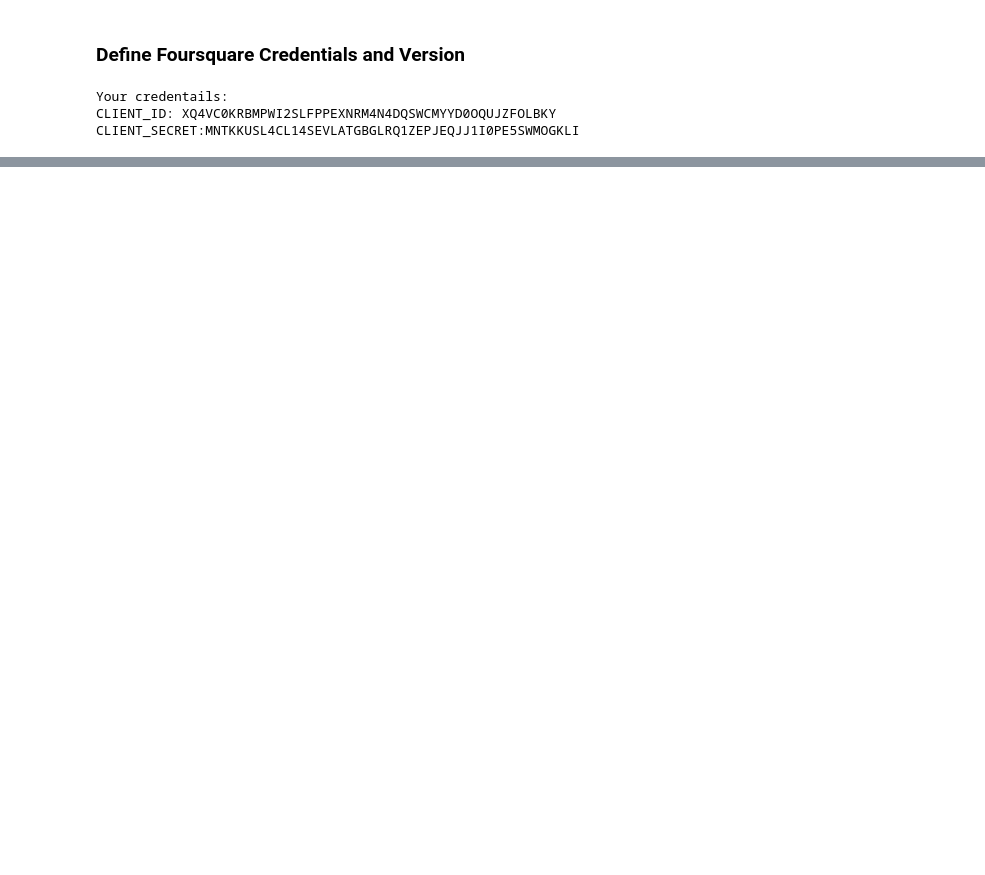
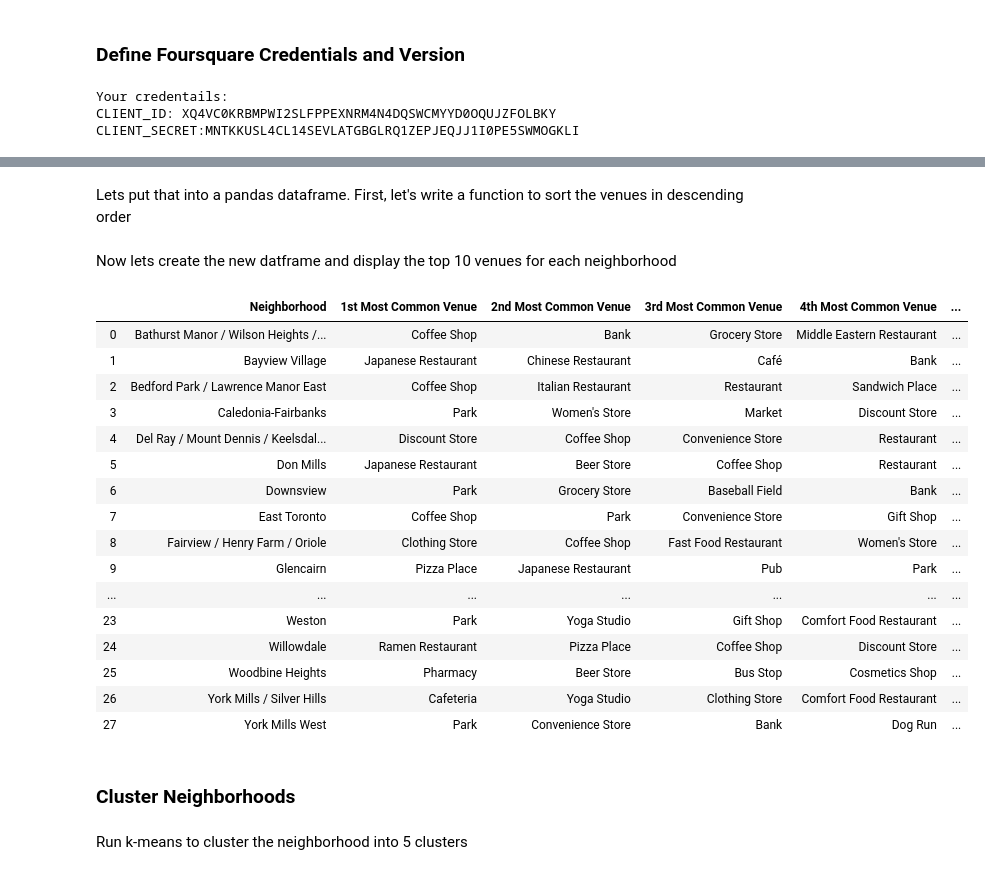
Before and after one commit to abrarahmadraza/Coursera_Capstone, a Jupyter notebook: Capstone_Notebook.ipynb, the cells around one changed output, grey strips where cells are left out. Drawn from its saved outputs; the diff is of its cells as text; code cells hidden in the pictures; blank space fills up the shorter version.

```diff
--- a/Capstone_Notebook.ipynb
+++ b/Capstone_Notebook.ipynb
@@ -300,0 +625,12 @@ CLIENT_SECRET:MNTKKUSL4CL14SEVLATGBGLRQ1ZEPJEQJJ1I0PE5SWMOGKLI
+# %%
+num_top_venues = 5
+
+for hood in york_grouped['Neighborhood']:
+    print("----"+hood+"-----")
+    temp = york_grouped[york_grouped['Neighborhood']== hood].T.reset_index()
+    temp.columns= ['venue', 'freq']
+    temp= temp.iloc[1:]
+    temp['freq']= temp['freq'].astype(float)
+    temp = temp.round({'freq':2})
+    print(temp.sort_values('freq', ascending =False).reset_index(drop=True).head(num_top_venues))
+    print('\n')
@@ -300,0 +655,2 @@ CLIENT_SECRET:MNTKKUSL4CL14SEVLATGBGLRQ1ZEPJEQJJ1I0PE5SWMOGKLI
+# %% [markdown]
+Lets put that into a pandas dataframe. First, let's write a function to sort the venues in descending order
@@ -300,0 +663,45 @@ CLIENT_SECRET:MNTKKUSL4CL14SEVLATGBGLRQ1ZEPJEQJJ1I0PE5SWMOGKLI
+# %% [markdown]
+Now lets create the new datframe and display the top 10 venues for each neighborhood
+# %%
+num_top_venues=10
+indicators =['st','nd', 'rd']
+
+# create columns according to number of top venues
+
+columns =['Neighborhood']
+for ind in np.arange(num_top_venues):
+    try:
+        columns.append("{}{} Most Common Venue".format(ind+1, indicators[ind]))
+    except:
+        columns.append("{}th  Most Common Venue".format(ind+1))
+
+# create a new data frame
+neighborhoods_venues_sorted = pd.DataFrame(columns = columns)
+neighborhoods_venues_sorted['Neighborhood'] = york_grouped['Neighborhood']
+
+for ind in np.arange(york_grouped.shape[0]):
+     neighborhoods_venues_sorted.iloc[ind, 1:] = return_most_common_venues(york_grouped.iloc[ind, :], num_top_venues)
+
+neighborhoods_venues_sorted
+# %% [output]
+|  | Neighborhood | 1st Most Common Venue | 2nd Most Common Venue | 3rd Most Common Venue | 4th Most Common Venue | ... |
+| 0 | Bathurst Manor / Wilson Heights /... | Coffee Shop | Bank | Grocery Store | Middle Eastern Restaurant | ... |
+| 1 | Bayview Village | Japanese Restaurant | Chinese Restaurant | Café | Bank | ... |
+| 2 | Bedford Park / Lawrence Manor East | Coffee Shop | Italian Restaurant | Restaurant | Sandwich Place | ... |
+| 3 | Caledonia-Fairbanks | Park | Women's Store | Market | Discount Store | ... |
+| 4 | Del Ray / Mount Dennis / Keelsdal... | Discount Store | Coffee Shop | Convenience Store | Restaurant | ... |
+| 5 | Don Mills | Japanese Restaurant | Beer Store | Coffee Shop | Restaurant | ... |
+| 6 | Downsview | Park | Grocery Store | Baseball Field | Bank | ... |
+| 7 | East Toronto | Coffee Shop | Park | Convenience Store | Gift Shop | ... |
+| 8 | Fairview / Henry Farm / Oriole | Clothing Store | Coffee Shop | Fast Food Restaurant | Women's Store | ... |
+| 9 | Glencairn | Pizza Place | Japanese Restaurant | Pub | Park | ... |
+| ... | ... | ... | ... | ... | ... | ... |
+| 23 | Weston | Park | Yoga Studio | Gift Shop | Comfort Food Restaurant | ... |
+| 24 | Willowdale | Ramen Restaurant | Pizza Place | Coffee Shop | Discount Store | ... |
+| 25 | Woodbine Heights | Pharmacy | Beer Store | Bus Stop | Cosmetics Shop | ... |
+| 26 | York Mills / Silver Hills | Cafeteria | Yoga Studio | Clothing Store | Comfort Food Restaurant | ... |
+| 27 | York Mills West | Park | Convenience Store | Bank | Dog Run | ... |
+# %% [markdown]
+### Cluster Neighborhoods
+# %% [markdown]
+Run k-means to cluster the neighborhood into 5 clusters
```
Also changed, not shown: parts of 45 cells of this notebook.
